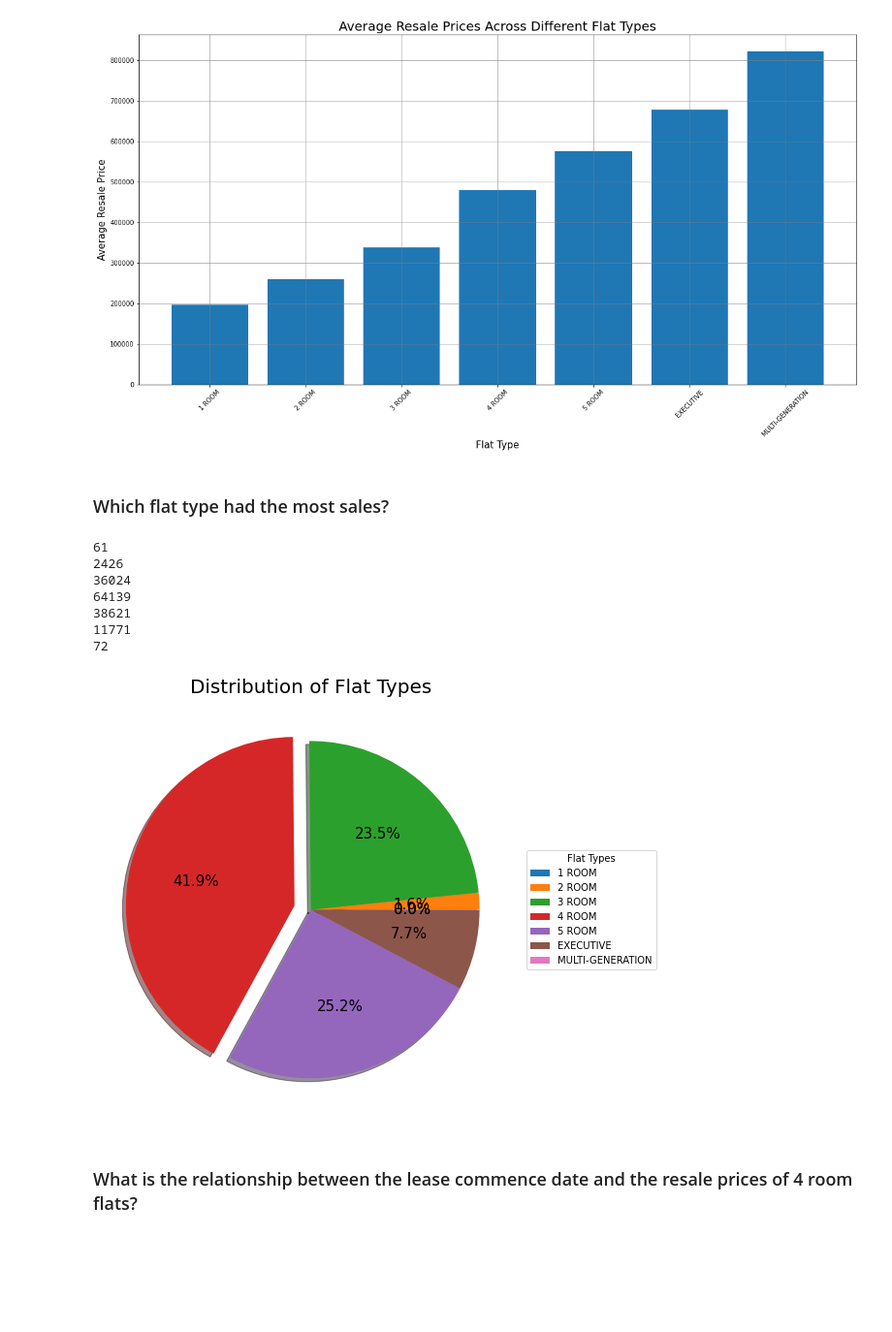
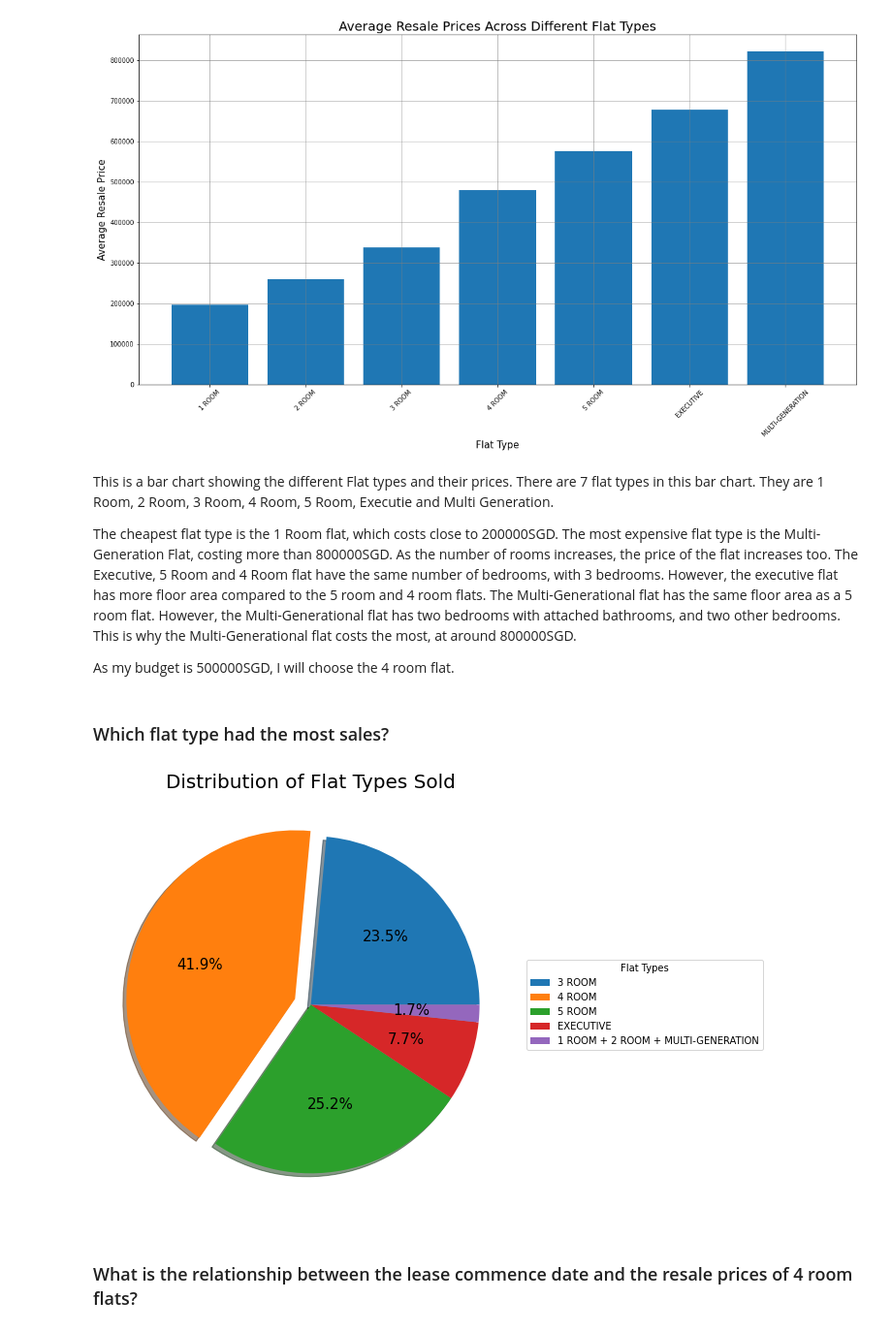
Before and after one commit to rajkaran27/PDS-CA1, a Jupyter notebook: Submission.ipynb, the cells around one changed output. Shown: that part at 97% size. Cells and saved outputs as stored; diff of their text form; code cells hidden in the pictures; blank space fills up the shorter version.

```diff
--- a/Submission.ipynb
+++ b/Submission.ipynb
@@ -207,39 +207,53 @@ plt.xticks(rotation=45)
 plt.show()
 # %% [output]
 [figure]
+# %% [markdown]
+This is a bar chart showing the different Flat types and their prices. There are 7 flat types in this bar chart. They are 1 Room, 2 Room, 3 Room, 4 Room, 5 Room, Executie and Multi Generation.
+
+The cheapest flat type is the 1 Room flat, which costs close to 200000SGD. The most expensive flat type is the Multi-Generation Flat, costing more than 800000SGD. As the number of rooms increases, the price of the flat increases too. The Executive, 5 Room and 4 Room flat have the same number of bedrooms, with 3 bedrooms. However, the executive flat has more floor area compared to the 5 room and 4 room flats. The Multi-Generational flat has the same floor area as a 5 room flat. However, the Multi-Generational flat has two bedrooms with attached bathrooms, and two other bedrooms. This is why the Multi-Generational flat costs the most, at around 800000SGD.
+
+As my budget is 500000SGD, I will choose the 4 room flat.
 # %% [markdown]
 ### Which flat type had the most sales?
 # %%
 count_1_room = np.sum(data_resale_flat_prices['flat_type']=='1 ROOM')
 count_2_room = np.sum(data_resale_flat_prices['flat_type']=='2 ROOM')
 count_3_room = np.sum(data_resale_flat_prices['flat_type']=='3 ROOM')
 count_4_room = np.sum(data_resale_flat_prices['flat_type']=='4 ROOM')
 count_5_room = np.sum(data_resale_flat_prices['flat_type']=='5 ROOM')
 count_executive = np.sum(data_resale_flat_prices['flat_type']=='EXECUTIVE')
 count_mg = np.sum(data_resale_flat_prices['flat_type']=='MULTI-GENERATION')
 
-sizes = [count_1_room, count_2_room, count_3_room, count_4_room, count_5_room, count_executive, count_mg]
-for size in sizes:
-    print(size)
+count_12_and_mg = count_1_room + count_mg +count_2_room
+
+sizes = [count_3_room, count_4_room, count_5_room, count_executive, count_12_and_mg]
+
 
 labels = np.unique(data_resale_flat_prices['flat_type'])
-explode =(0,0,0,0.1,0,0,0)
+
+new_labels = []
+for label in labels:
+    if label == '1 ROOM':
+        np.delete(label, np.where(label == '1 ROOM'))
+    elif label == '2 ROOM':
+        np.delete(label, np.where(label == '2 ROOM'))
+    elif label == 'MULTI-GENERATION':
+        continue
+    else:
+        new_labels.append(label)
+
+new_labels.append('1 ROOM + 2 ROOM + MULTI-GENERATION')
+
+explode =(0,0.1,0,0,0)
 
 
 fig1,ax1 = plt.subplots(figsize=(8,8),facecolor='white')
 ax1.pie(sizes,explode=explode,shadow=True, autopct='%1.1f%%',textprops={'fontsize': 15})
-plt.legend(labels,title="Flat Types",loc="center left" ,bbox_to_anchor=(1, 0.5))
-plt.title("Distribution of Flat Types",fontsize=20)
+plt.legend(new_labels,title="Flat Types",loc="center left" ,bbox_to_anchor=(1, 0.5))
+plt.title("Distribution of Flat Types Sold",fontsize=20)
 plt.show()
 # %% [output]
-61
-2426
-36024
-64139
-38621
-11771
-72
-[figure, old version]
+[figure, new version]
 # %% [markdown]
 ### What is the relationship between the lease commence date and the resale prices of 4 room flats?
 # %%
```
Also changed, not shown: parts of 11 cells of this notebook, 1 other file.
